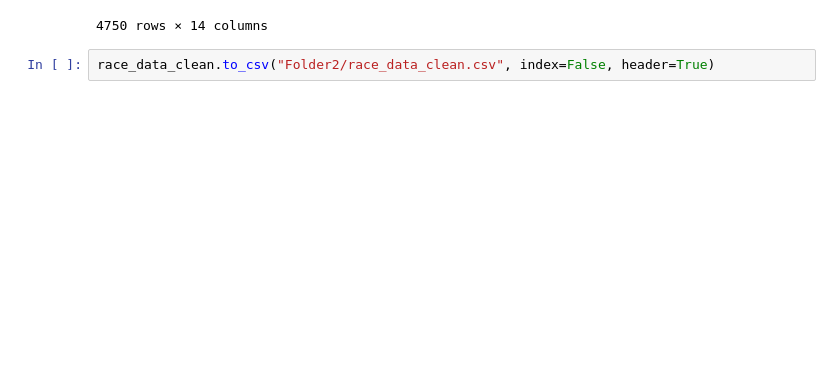
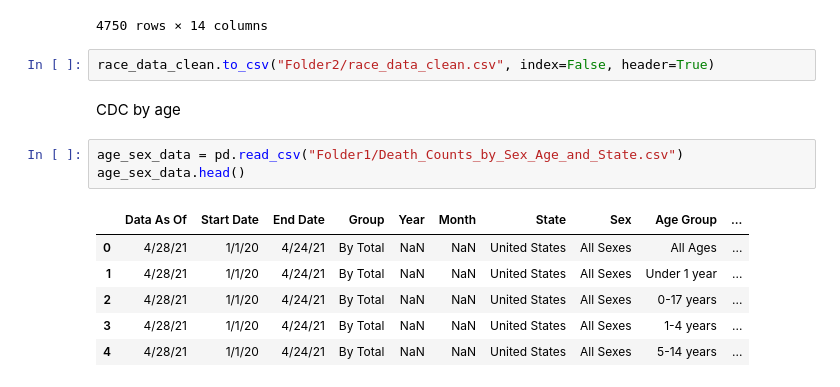
Before and after one commit to jenniecinelli/project_one, a Jupyter notebook: jennie cleaning notebook.ipynb, the cells around one changed output. Drawn from its saved outputs; the diff is of its cells as text; blank space fills up the shorter version.

```diff
--- a/COVID Tracking Project CSV - Cleaned.ipynb
+++ b/jennie cleaning notebook.ipynb
@@ -202,3 +202,15 @@ race_data_clean
 4750 rows × 14 columns
 # %%
 race_data_clean.to_csv("Folder2/race_data_clean.csv", index=False, header=True)
+# %% [markdown]
+CDC by age
+# %%
+age_sex_data = pd.read_csv("Folder1/Death_Counts_by_Sex_Age_and_State.csv")
+age_sex_data.head()
+# %% [output]
+|  | Data As Of | Start Date | End Date | Group | Year | Month | State | Sex | Age Group | ... |
+| 0 | 4/28/21 | 1/1/20 | 4/24/21 | By Total | NaN | NaN | United States | All Sexes | All Ages | ... |
+| 1 | 4/28/21 | 1/1/20 | 4/24/21 | By Total | NaN | NaN | United States | All Sexes | Under 1 year | ... |
+| 2 | 4/28/21 | 1/1/20 | 4/24/21 | By Total | NaN | NaN | United States | All Sexes | 0-17 years | ... |
+| 3 | 4/28/21 | 1/1/20 | 4/24/21 | By Total | NaN | NaN | United States | All Sexes | 1-4 years | ... |
+| 4 | 4/28/21 | 1/1/20 | 4/24/21 | By Total | NaN | NaN | United States | All Sexes | 5-14 years | ... |
```
Also changed, not shown: parts of 11 cells of this notebook, 3 other files.
